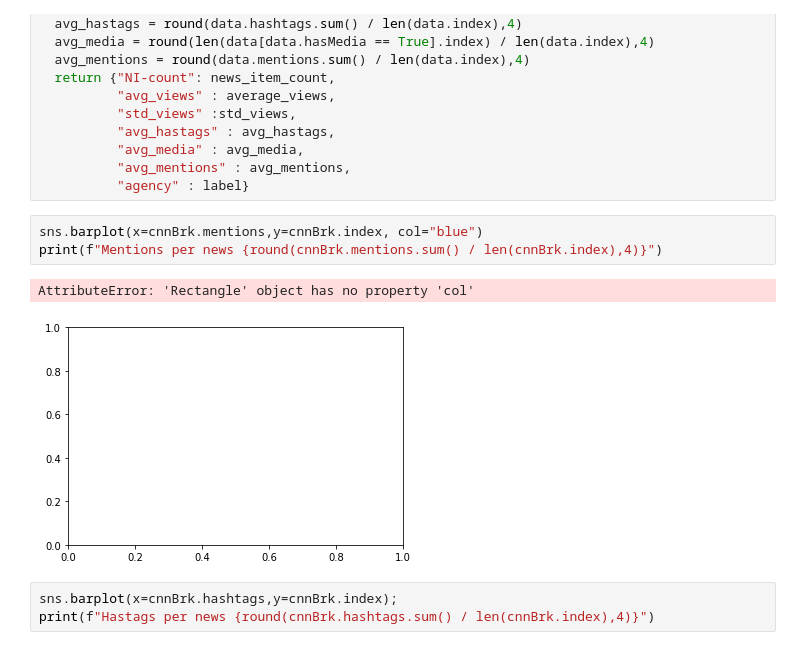
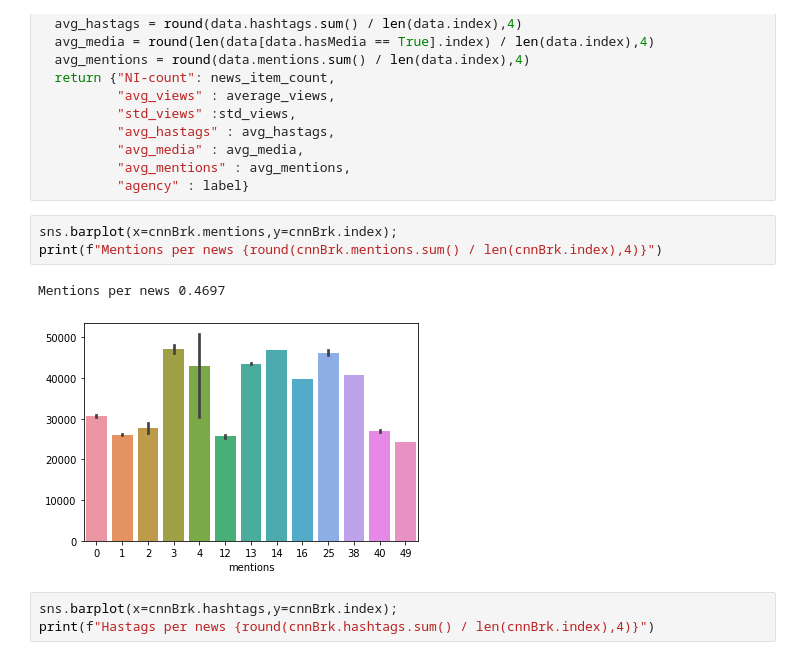
Before and after one commit to pvonderlind/Exp_Design_2, a Jupyter notebook: legacy_singlebooks/Experiment_Design_SVM_Partial.ipynb, the cells around one changed output. Drawn from its saved outputs; the diff is of its cells as text.

```diff
--- a/Experiment_Design_SVM_Partial.ipynb
+++ b/legacy_singlebooks/Experiment_Design_SVM_Partial.ipynb
@@ -133,11 +133,11 @@ def get_statistics_for_dataset(data, label):
           "avg_mentions" : avg_mentions,
           "agency" : label}
 # %%
-sns.barplot(x=cnnBrk.mentions,y=cnnBrk.index, col="blue")
+sns.barplot(x=cnnBrk.mentions,y=cnnBrk.index);
 print(f"Mentions per news {round(cnnBrk.mentions.sum() / len(cnnBrk.index),4)}")
 # %% [output]
-AttributeError: 'Rectangle' object has no property 'col'
+Mentions per news 0.4697
-[figure, old version]
+[figure, new version]
 # %%
 sns.barplot(x=cnnBrk.hashtags,y=cnnBrk.index);
 print(f"Hastags per news {round(cnnBrk.hashtags.sum() / len(cnnBrk.index),4)}")
```
Also changed, not shown: 9 other files.
